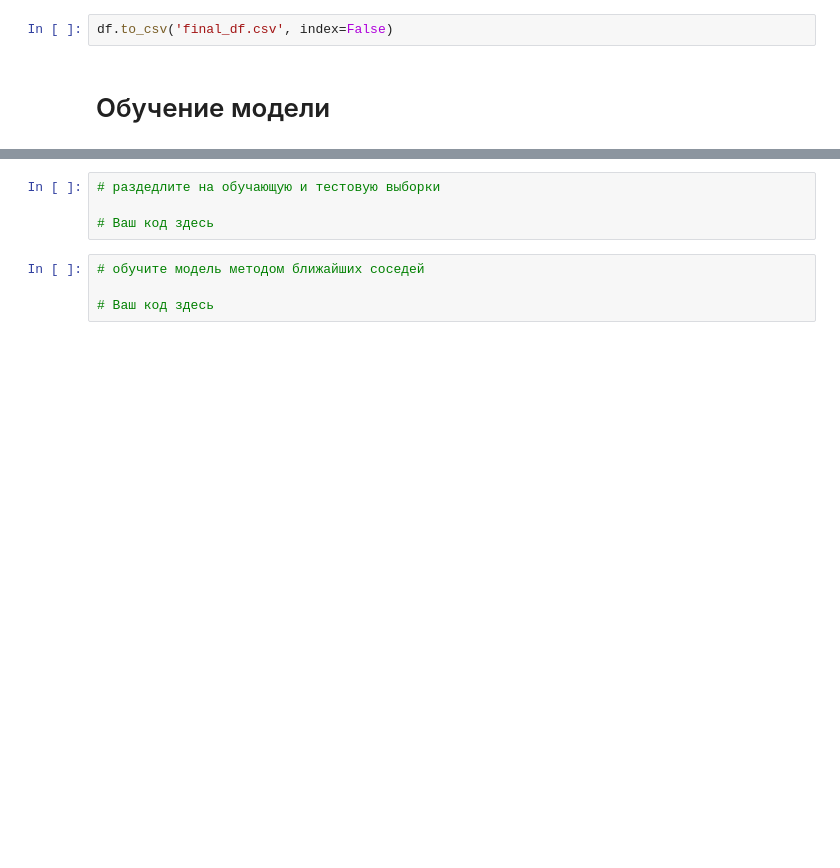
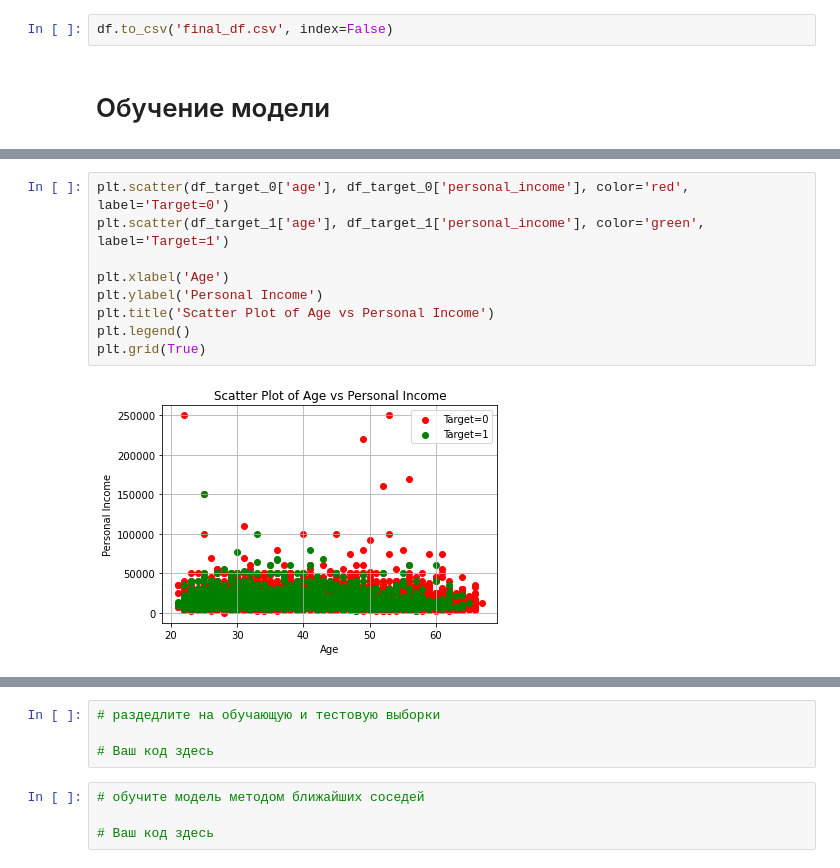
Before and after one commit to anastasiaspakovskaa/ml_course, a Jupyter notebook: knn/homework. Метод ближайших соседей.ipynb, the cells around one changed output, grey strips where cells are left out. Cells and saved outputs as stored; diff of their text form; blank space fills up the shorter version.

```diff
--- a/knn/homework. Метод ближайших соседей.ipynb
+++ b/knn/homework. Метод ближайших соседей.ipynb
@@ -542,0 +627,11 @@ df.to_csv('final_df.csv', index=False)
+# %%
+plt.scatter(df_target_0['age'], df_target_0['personal_income'], color='red', label='Target=0')
+plt.scatter(df_target_1['age'], df_target_1['personal_income'], color='green', label='Target=1')
+
+plt.xlabel('Age')
+plt.ylabel('Personal Income')
+plt.title('Scatter Plot of Age vs Personal Income')
+plt.legend()
+plt.grid(True)
+# %% [output]
+[figure, added]
```
Also changed, not shown: parts of 13 cells of this notebook.
